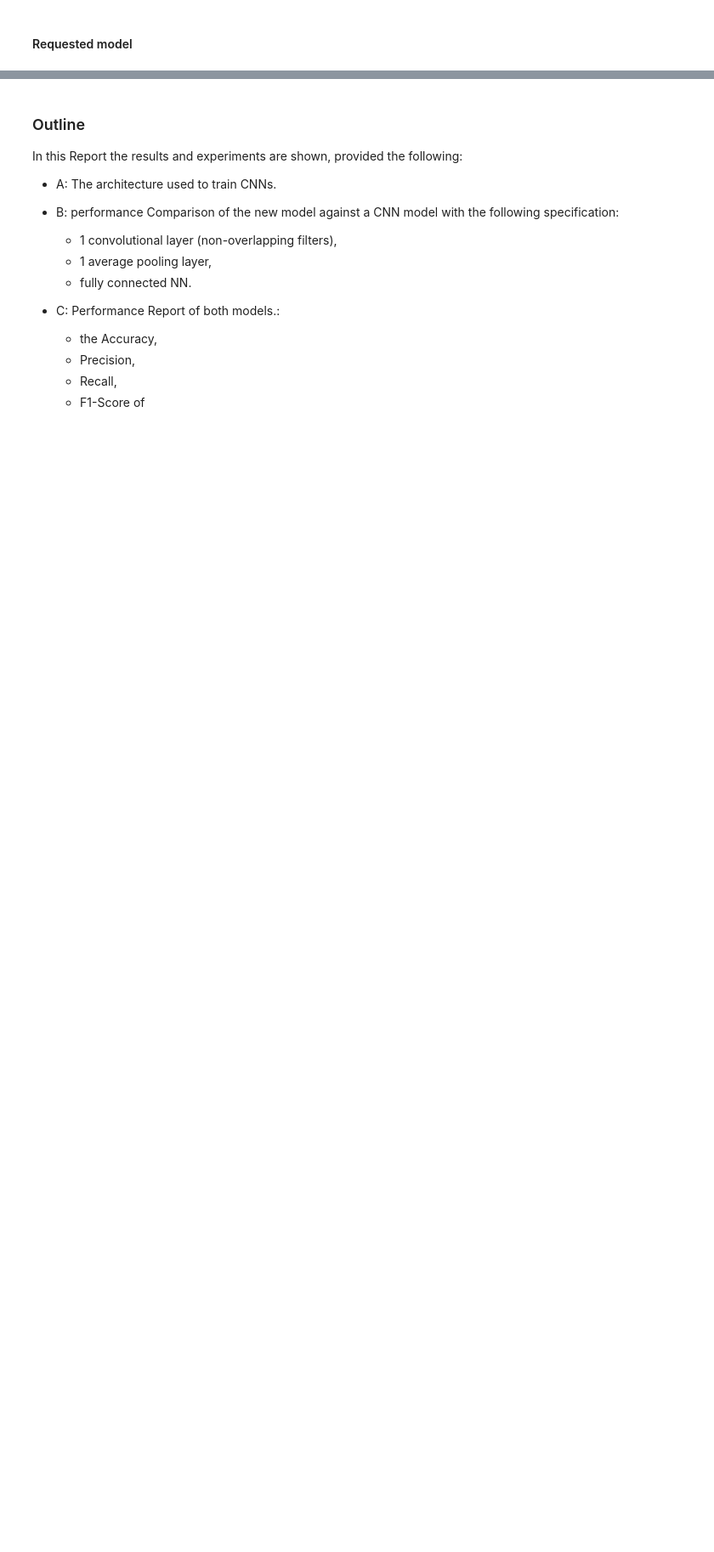
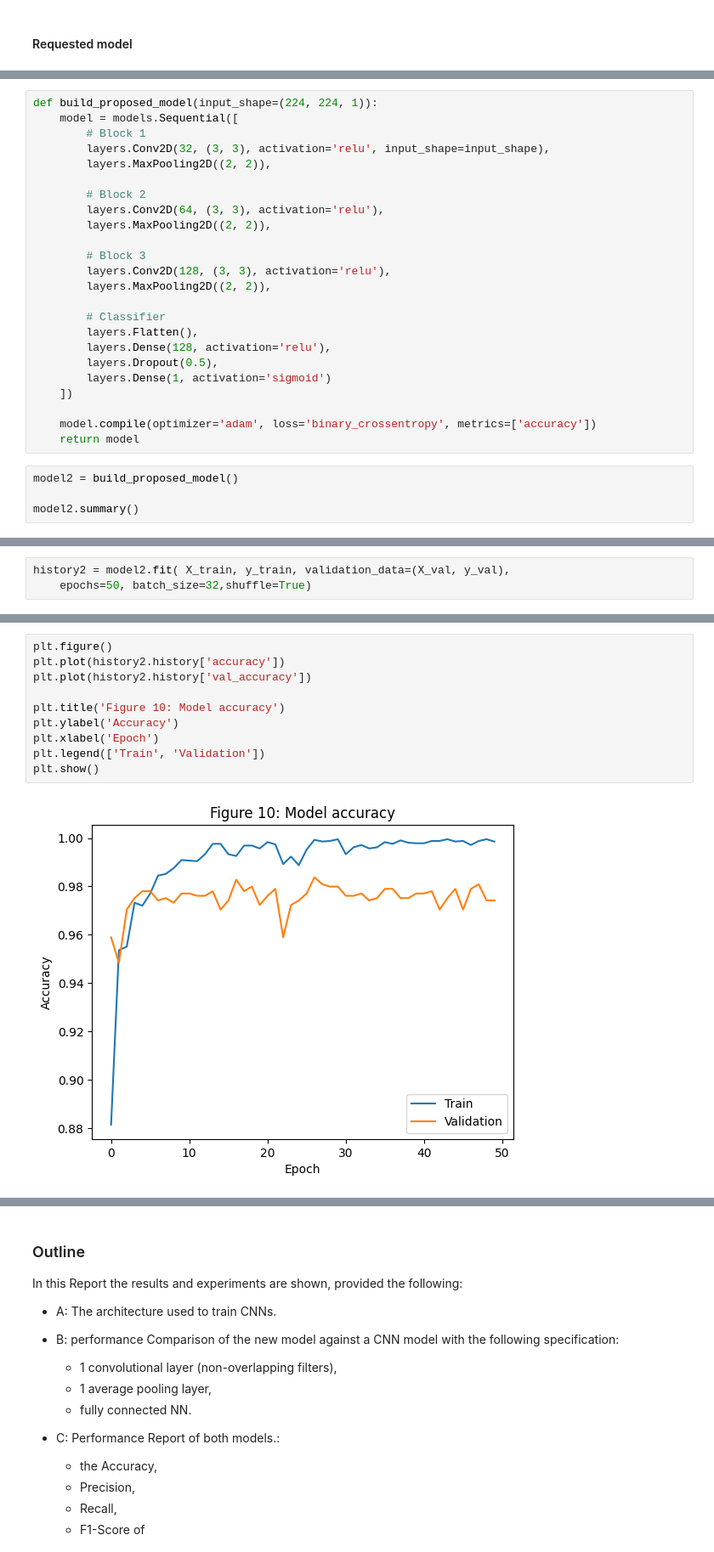
Before and after one commit to sondosaabed/Pneumonia-Classification-CNN, a Jupyter notebook: Pneumonia-Classification-CNN.ipynb, the cells around one changed output, grey strips where cells are left out. Shown at 85% size. Saved outputs shown, nothing was run; the diff lists cells and outputs as text; blank space fills up the shorter version.

```diff
--- a/Pneumonia-Classification-CNN.ipynb
+++ b/Pneumonia-Classification-CNN.ipynb
@@ -449,0 +467,28 @@ Test accuracy: 71.795%
+# %%
+def build_proposed_model(input_shape=(224, 224, 1)):
+    model = models.Sequential([
+        # Block 1
+        layers.Conv2D(32, (3, 3), activation='relu', input_shape=input_shape),
+        layers.MaxPooling2D((2, 2)),
+
+        # Block 2
+        layers.Conv2D(64, (3, 3), activation='relu'),
+        layers.MaxPooling2D((2, 2)),
+
+        # Block 3
+        layers.Conv2D(128, (3, 3), activation='relu'),
+        layers.MaxPooling2D((2, 2)),
+
+        # Classifier
+        layers.Flatten(),
+        layers.Dense(128, activation='relu'),
+        layers.Dropout(0.5),
+        layers.Dense(1, activation='sigmoid')
+    ])
+
+    model.compile(optimizer='adam', loss='binary_crossentropy', metrics=['accuracy'])
+    return model
+# %%
+model2 = build_proposed_model()
+
+model2.summary()
@@ -449,0 +517,3 @@ Test accuracy: 71.795%
+# %%
+history2 = model2.fit( X_train, y_train, validation_data=(X_val, y_val),
+    epochs=50, batch_size=32,shuffle=True)
@@ -449,0 +538,12 @@ Test accuracy: 71.795%
+# %%
+plt.figure()
+plt.plot(history2.history['accuracy'])
+plt.plot(history2.history['val_accuracy'])
+
+plt.title('Figure 10: Model accuracy')
+plt.ylabel('Accuracy')
+plt.xlabel('Epoch')
+plt.legend(['Train', 'Validation'])
+plt.show()
+# %% [output]
+[figure, added]
```
Also changed, not shown: parts of 28 cells of this notebook.
